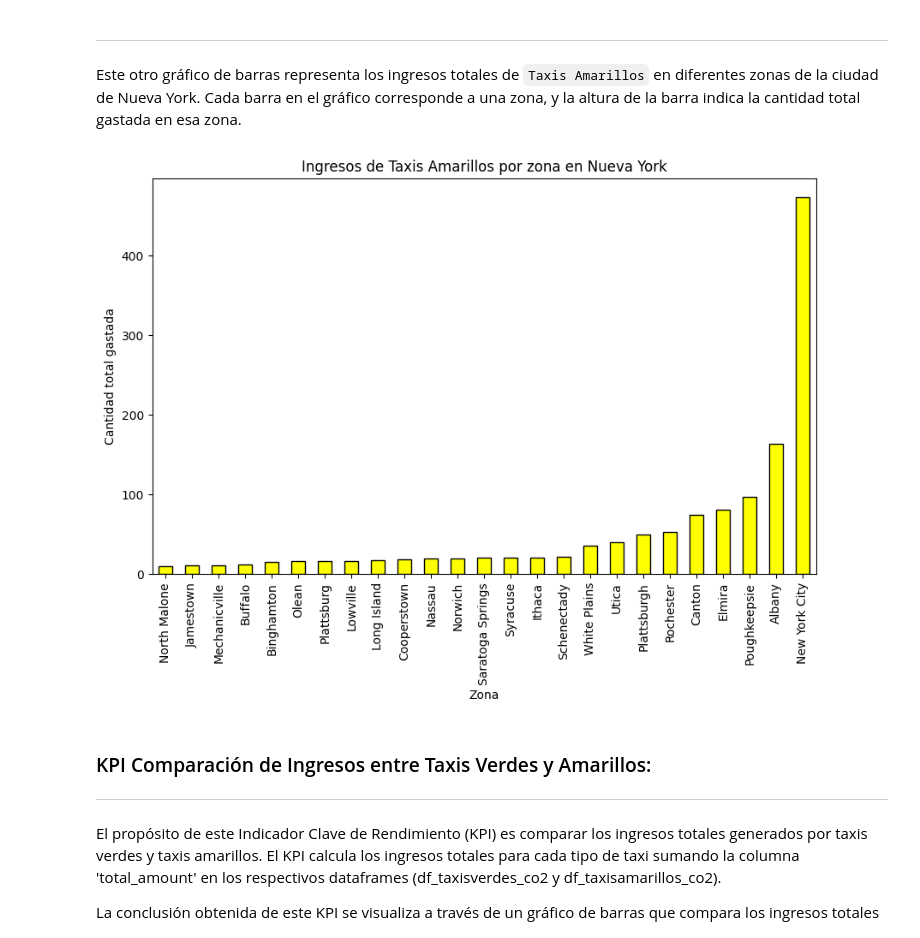
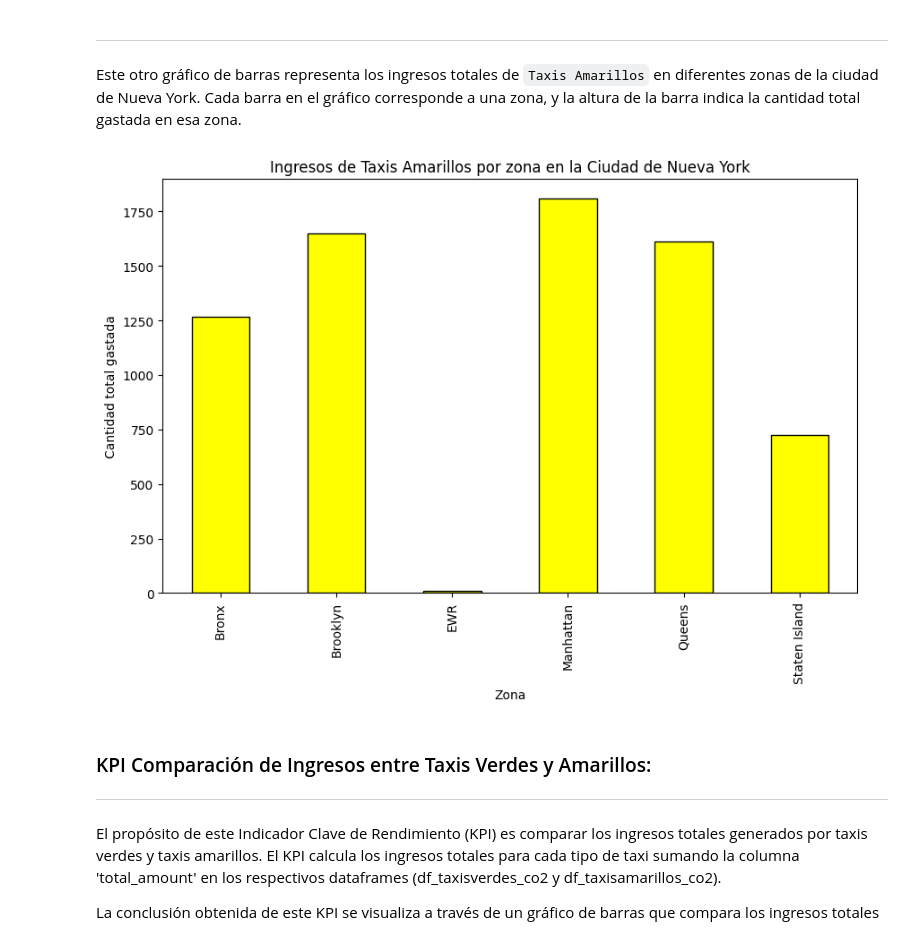
Before and after one commit to rominaEsc/New_York_City_Greenhouse_Gas_Emissions_Analysis, a Jupyter notebook: EDA_taxis_NY/Analisis_taxis_Amarillos_Verdes.ipynb, the cells around one changed output. Saved outputs shown, nothing was run; the diff lists cells and outputs as text; code cells hidden in the pictures.

```diff
--- a/EDA_taxis_NY/Analisis_taxis_Amarillos_Verdes.ipynb
+++ b/EDA_taxis_NY/Analisis_taxis_Amarillos_Verdes.ipynb
@@ -180,6 +180,6 @@ plt.show()
 # %% [markdown]
 _____________________________________________________________________________________________________
 # %%
-df3=pd.read_csv('../csv/sources.csv',low_memory=False) # leo el csv
+df3=pd.read_csv('../csv/taxi+_zone_lookup.csv',low_memory=False) # leo el csv
 df3.head()
 # %% [output]
@@ -200,11 +199,8 @@ df_taxisamarillos_co2 = pd.DataFrame({
     'passenger_count': df['passenger_count'],
     'total_amount': df['total_amount'],
     'parte_del_dia': df['parte_del_dia'],
-    'location.subdivision_name': df3['location.subdivision_name'],
-    'location.municipality': df3['location.municipality'],
-    'location.bounding_box.minimum_latitude': df3['location.bounding_box.minimum_latitude'],
-    'location.bounding_box.maximum_latitude': df3['location.bounding_box.maximum_latitude'],
-    'location.bounding_box.minimum_longitude': df3['location.bounding_box.minimum_longitude'],
-    'location.bounding_box.maximum_longitude': df3['location.bounding_box.maximum_longitude'],
+    'Borough': df3['Borough'],
+    'Zone': df3['Zone'],
+    'service_zone': df3['service_zone'],
 
 }) # Creo un nuevo dataframe con las columnas que necesito.
@@ -322,24 +266,18 @@ plt.show()
 ______________________________________________________________________________________________________
  Este otro gráfico de barras representa los ingresos totales de `Taxis Amarillos` en diferentes zonas de la ciudad de Nueva York. Cada barra en el gráfico corresponde a una zona, y la altura de la barra indica la cantidad total gastada en esa zona.
 # %%
-# Filtrar para incluir solo las filas donde 'location.municipality' contiene 'New York'
-df_ny = df_taxisamarillos_co2[df_taxisamarillos_co2['location.subdivision_name'].str.contains('New York', na=False)]
-
 # Agrupar por zona y sumar la cantidad total gastada
-zonas_comunes = df_ny.groupby('location.municipality')['total_amount'].sum()
-
-# Ordenar los resultados
-zone_totals = zonas_comunes.sort_values()
+zonas_comunes = df_taxisamarillos_co2.groupby('Borough')['total_amount'].sum()
 
 # Visualizar los resultados con un gráfico de barras
 plt.figure(figsize=(10, 6))
-zone_totals.plot(kind='bar', color='yellow', edgecolor='black')
-plt.title('Ingresos de Taxis Amarillos por zona en Nueva York')
+zonas_comunes.plot(kind='bar', color='yellow', edgecolor='black')
+plt.title('Ingresos de Taxis Amarillos por zona en la Ciudad de Nueva York')
 plt.xlabel('Zona')
 plt.ylabel('Cantidad total gastada')
 plt.show()
 # %% [output]
-[figure, old version]
+[figure, new version]
 # %% [markdown]
 ### KPI Comparación de Ingresos entre Taxis Verdes y Amarillos:
 __________________________________________________________________________________________________
```
Also changed, not shown: parts of 11 cells of this notebook.
